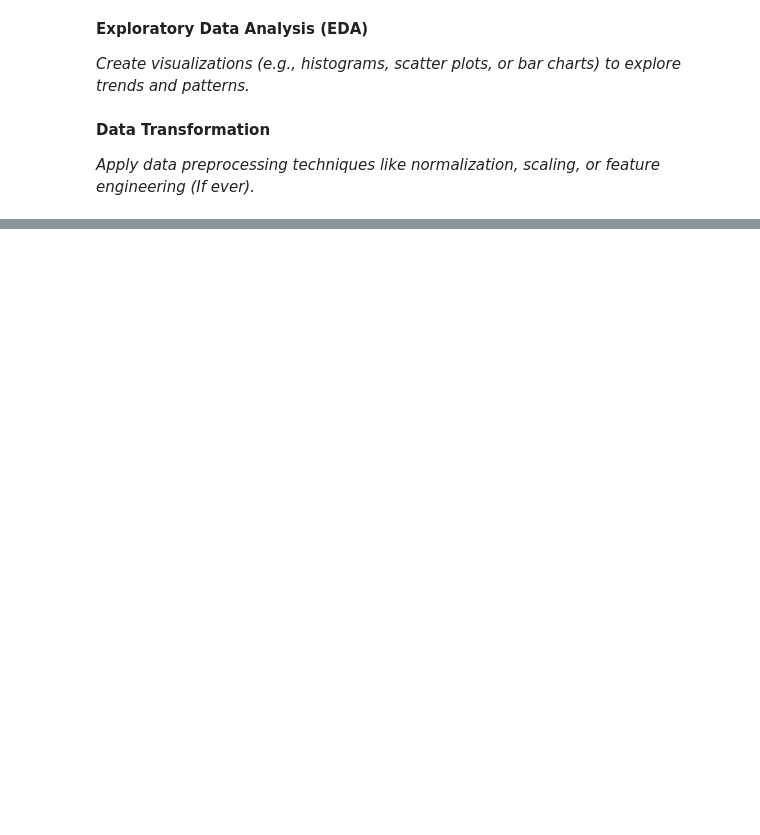
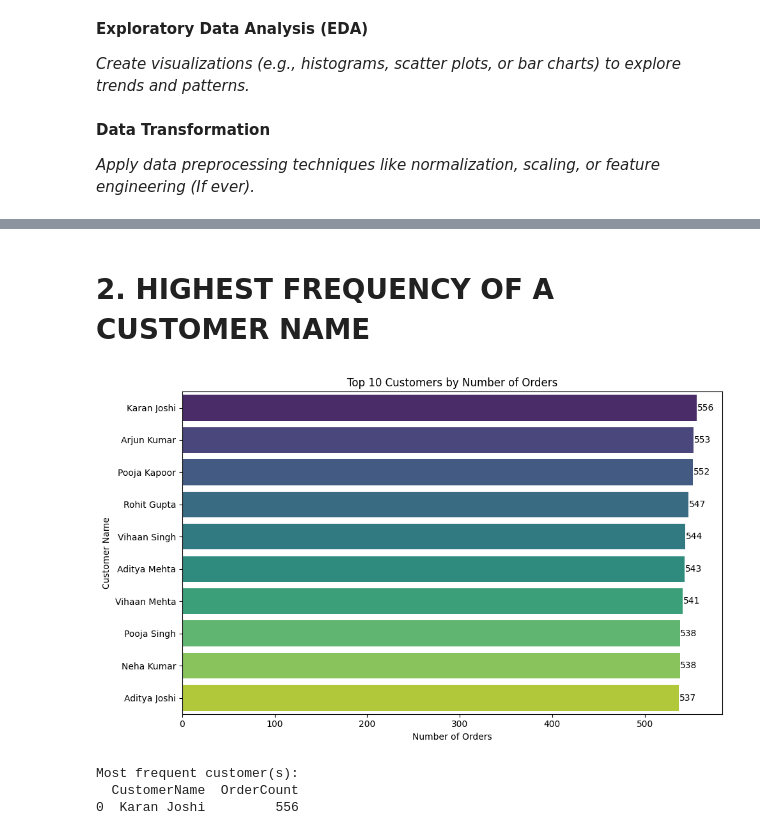
Before and after one commit to bsit2c2025/itcs204_finalsproject_agawin, a Jupyter notebook: MPDA_Agawin.ipynb, the cells around one changed output, grey strips where cells are left out. Cells and saved outputs as stored; diff of their text form; code cells hidden in the pictures; blank space fills up the shorter version.

```diff
--- a/MPDA_Agawin.ipynb
+++ b/MPDA_Agawin.ipynb
@@ -104,0 +128,30 @@ I tried doing the Normalization but failed sir!
+# %% [markdown]
+# 2. HIGHEST FREQUENCY OF A CUSTOMER NAME
+# %%
+# Compute customer order frequency and visualize the top customers
+customer_counts = amazondata['CustomerName'].value_counts().reset_index()
+customer_counts.columns = ['CustomerName', 'OrderCount']
+
+# Top 10 customers by order count
+top_customers = customer_counts.head(10)
+
+plt.figure(figsize=(10,6))
+sns.barplot(data=top_customers, x='OrderCount', y='CustomerName', palette='viridis')
+plt.title('Top 10 Customers by Number of Orders')
+plt.xlabel('Number of Orders')
+plt.ylabel('Customer Name')
+for i, v in enumerate(top_customers['OrderCount']):
+    plt.text(v + 0.5, i, str(v), va='center')
+plt.tight_layout()
+plt.show()
+
+# Print most frequent customer(s)
+max_count = customer_counts['OrderCount'].max()
+most_frequent = customer_counts[customer_counts['OrderCount'] == max_count]
+print("Most frequent customer(s):")
+print(most_frequent)
+# %% [output]
+[figure, added]
+Most frequent customer(s):
+  CustomerName  OrderCount
+0  Karan Joshi         556
```
Also changed, not shown: parts of 23 cells of this notebook, 6 other files.
